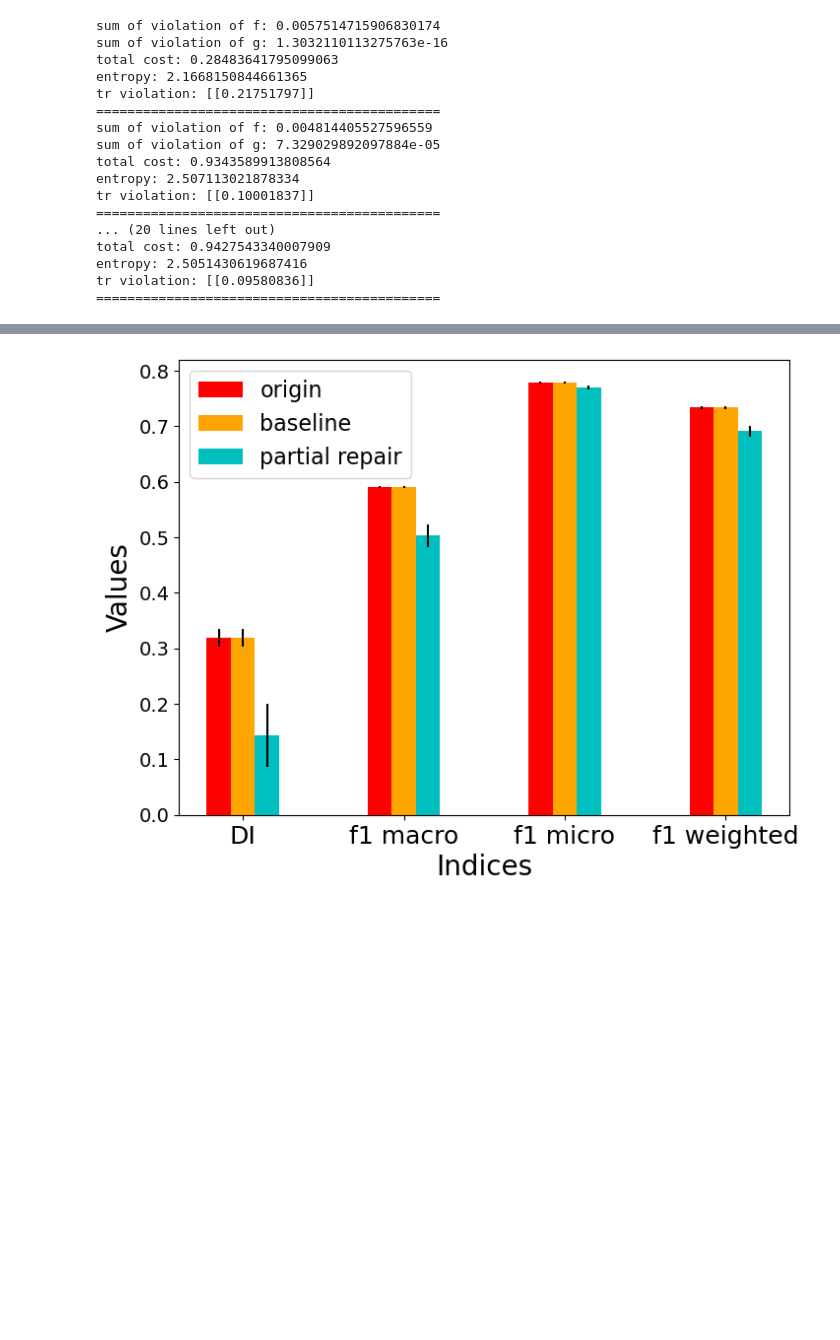
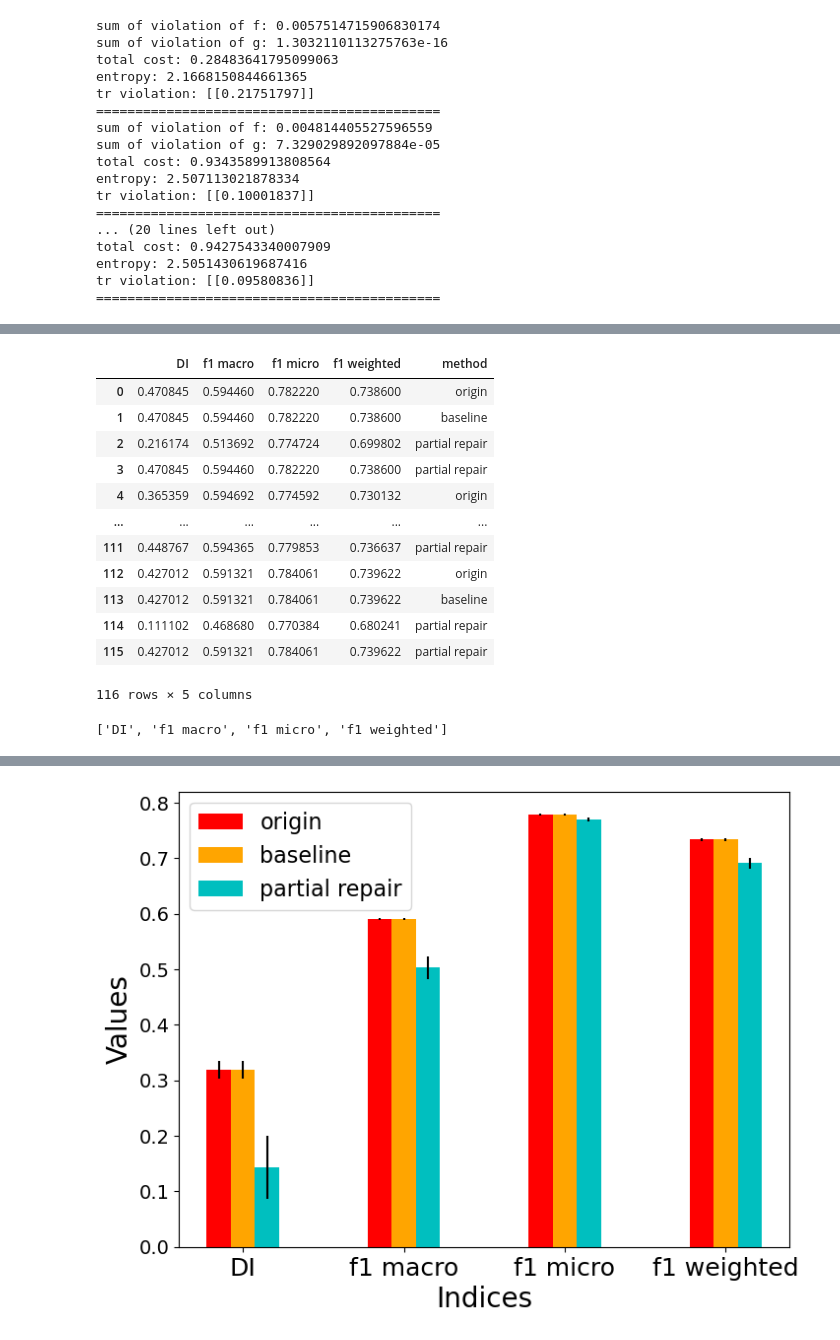
Before and after one commit to Quan-Zhou/OT_Debiasing, a Jupyter notebook: Dykstra_fromadult.ipynb, the cells around one changed output, grey strips where cells are left out. Saved outputs shown, nothing was run; the diff lists cells and outputs as text; code cells hidden in the pictures; blank space fills up the shorter version.

```diff
--- a/Dykstra_fromadult.ipynb
+++ b/Dykstra_fromadult.ipynb
@@ -449,2 +431,24 @@ colors=['r','orange','c','g']
+# %%
+report
+# %% [output]
+|  | DI | f1 macro | f1 micro | f1 weighted | method |
+| 0 | 0.470845 | 0.594460 | 0.782220 | 0.738600 | origin |
+| 1 | 0.470845 | 0.594460 | 0.782220 | 0.738600 | baseline |
+| 2 | 0.216174 | 0.513692 | 0.774724 | 0.699802 | partial repair |
+| 3 | 0.470845 | 0.594460 | 0.782220 | 0.738600 | partial repair |
+| 4 | 0.365359 | 0.594692 | 0.774592 | 0.730132 | origin |
+| ... | ... | ... | ... | ... | ... |
+| 111 | 0.448767 | 0.594365 | 0.779853 | 0.736637 | partial repair |
+| 112 | 0.427012 | 0.591321 | 0.784061 | 0.739622 | origin |
+| 113 | 0.427012 | 0.591321 | 0.784061 | 0.739622 | baseline |
+| 114 | 0.111102 | 0.468680 | 0.770384 | 0.680241 | partial repair |
+| 115 | 0.427012 | 0.591321 | 0.784061 | 0.739622 | partial repair |
+116 rows × 5 columns
+# %%
+performance=list(report.columns)[:-1]
+methods=list(set(report['method']))
+colors=['r','orange','c','g']
+# %% [output]
+['DI', 'f1 macro', 'f1 micro', 'f1 weighted']
 # %%
 pivot=pd.pivot_table(report,index=['method'],values=performance,aggfunc=[np.mean,np.std])
```
Also changed, not shown: parts of 5 cells of this notebook.
